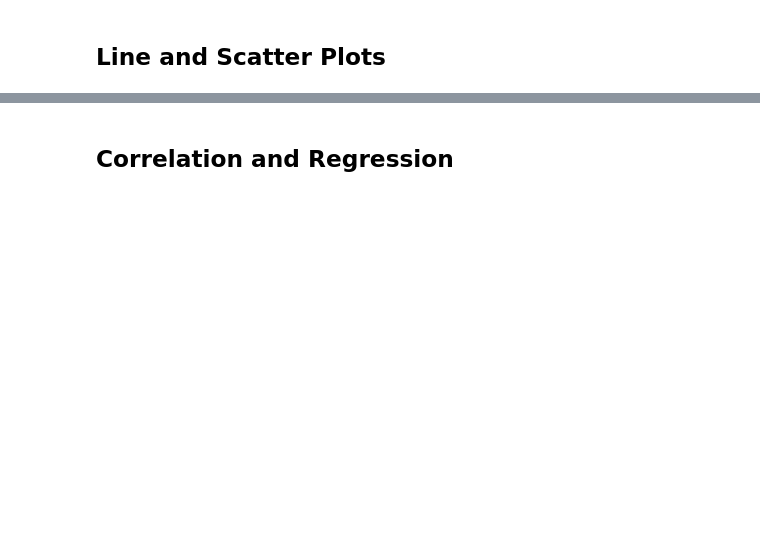
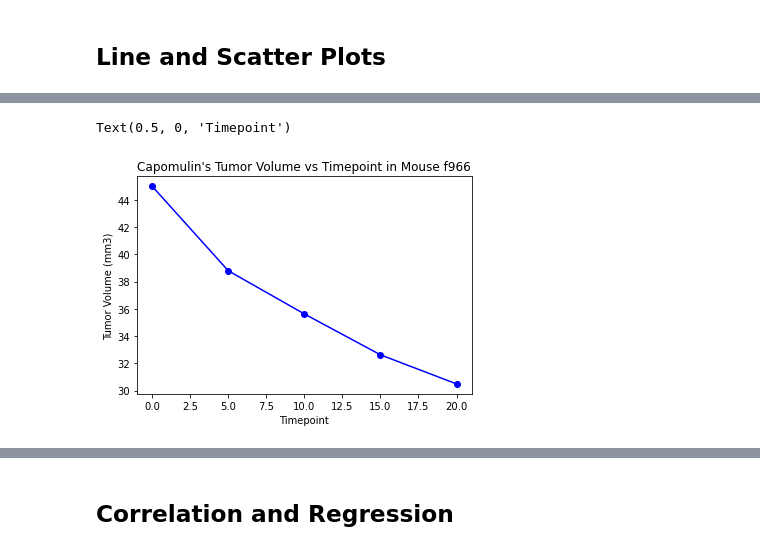
Before and after one commit to Amelchristy/Matplotlib, a Jupyter notebook: Pymaceuticals/Pymaceuticals.ipynb, the cells around one changed output, grey strips where cells are left out. Saved outputs shown, nothing was run; the diff lists cells and outputs as text; code cells hidden in the pictures; blank space fills up the shorter version.

```diff
--- a/Pymaceuticals/Pymaceuticals.ipynb
+++ b/Pymaceuticals/Pymaceuticals.ipynb
@@ -216,0 +267,13 @@ plt.show()
+# %%
+#Mouse ID f966 - line plot of tumor volume vs. timepoint for a mouse treated with Capomulin
+ID_f966 = CleanDF[['Timepoint', 'Tumor Volume (mm3)']] \
+            .loc[(CleanDF['Drug Regimen'] == 'Capomulin') & (CleanDF['Mouse ID']=='f966')]
+
+
+plt.plot(ID_f966['Timepoint'], ID_f966['Tumor Volume (mm3)'], color="blue", marker='o')
+plt.title("Capomulin's Tumor Volume vs Timepoint in Mouse f966")
+plt.ylabel("Tumor Volume (mm3)")
+plt.xlabel("Timepoint")
+# %% [output]
+Text(0.5, 0, 'Timepoint')
+[figure, added]
```
Also changed, not shown: parts of 9 cells of this notebook.
